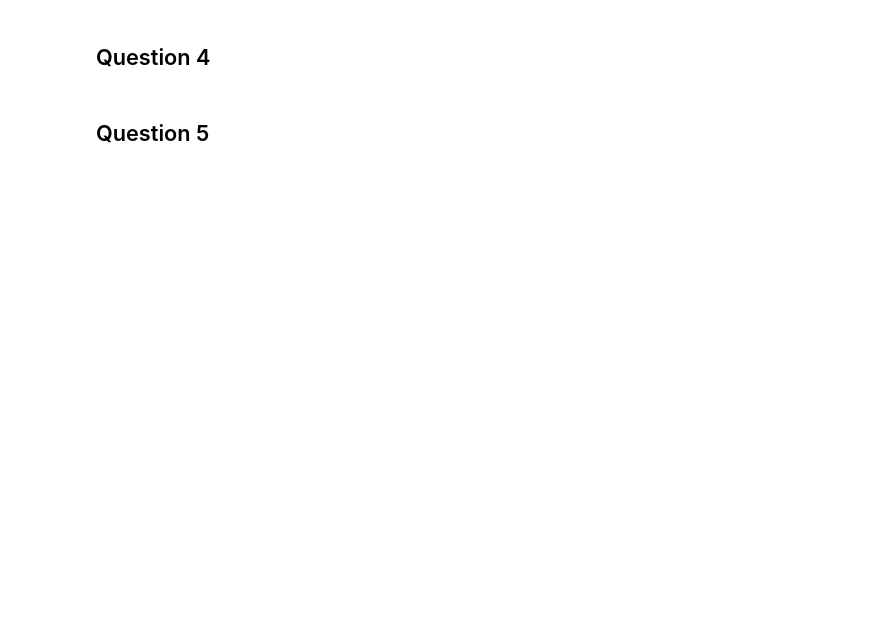
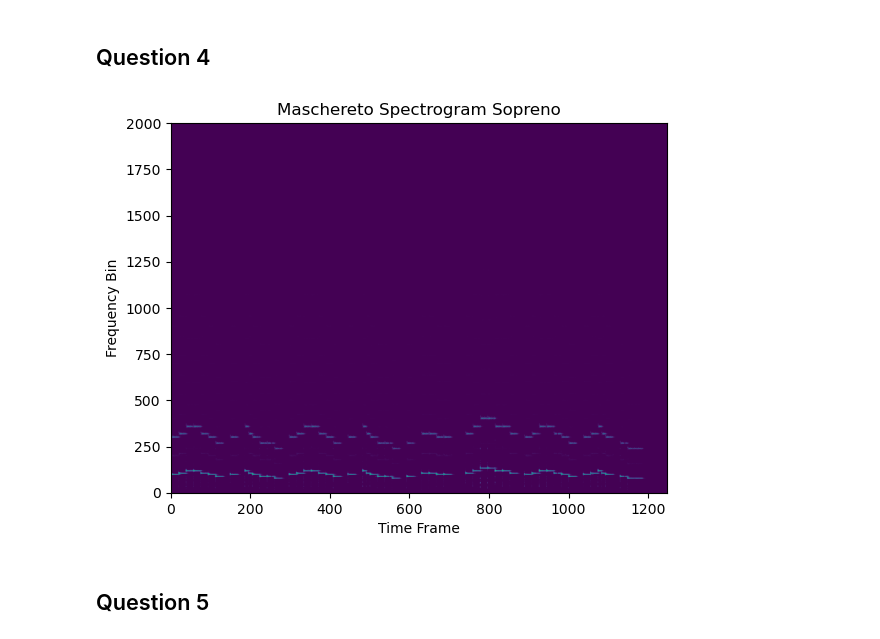
Before and after one commit to MarcoPelazza/CMRM, a Jupyter notebook: Homework2.ipynb, the cells around one changed output. Saved outputs shown, nothing was run; the diff lists cells and outputs as text; code cells hidden in the pictures; blank space fills up the shorter version.

```diff
--- a/Homework2.ipynb
+++ b/Homework2.ipynb
@@ -274,6 +326,20 @@ def split_annotations(annotations):
         ann_ten: Annotation data for tenor
         ann_bas: Annotation data for bass
     """
+    ann_sop = []
+    ann_alt = []
+    ann_ten = []
+    ann_bas = []
+
+    for ann in annotations:
+        if 'soprano' in ann:
+            ann_sop.append(ann)
+        if 'alto' in ann:
+            ann_alt.append(ann)
+        if 'tenor' in ann:
+            ann_ten.append(ann)
+        if 'bass' in ann:
+            ann_bas.append(ann)
 
     return ann_sop, ann_alt, ann_ten, ann_bas
 # %%
@@ -291,18 +537,30 @@ def split_annotations(annotations):
 ## Question 4
 # %%
 # Soprano source separation
+soft_mask_sop = np.divide(np.matmul(template_matrix, H_sop), (np.matmul(template_matrix, activation_matrix) + 0.1))
+masked_sop = np.multiply(stft_compressed, soft_mask_sop)
+
+plt.imshow(masked_sop, aspect='auto', cmap='viridis', origin='lower', extent=[0, masked_sop.shape[1], 0, 2000])
+plt.title('Maschereto Spectrogram Sopreno')
+plt.xlabel('Time Frame')
+plt.ylabel('Frequency Bin')
+plt.ylim(0, 2000)
+plt.colorbar(axs[0].imshow(masked_sop, aspect='auto', cmap='viridis', origin='lower', extent=[0, masked_sop.shape[1], 0, 2000]), ax=axs[0])
+plt.show()
 
 
 # Alto source separation
 
 
 # Tenor source separation
 
 
 # Bass source separation
 
 
 # Listen to the results using ipd.Audio
+# %% [output]
+[figure, added]
 # %% [markdown]
 ## Question 5
 # %%
```
Also changed, not shown: parts of 5 cells of this notebook.
